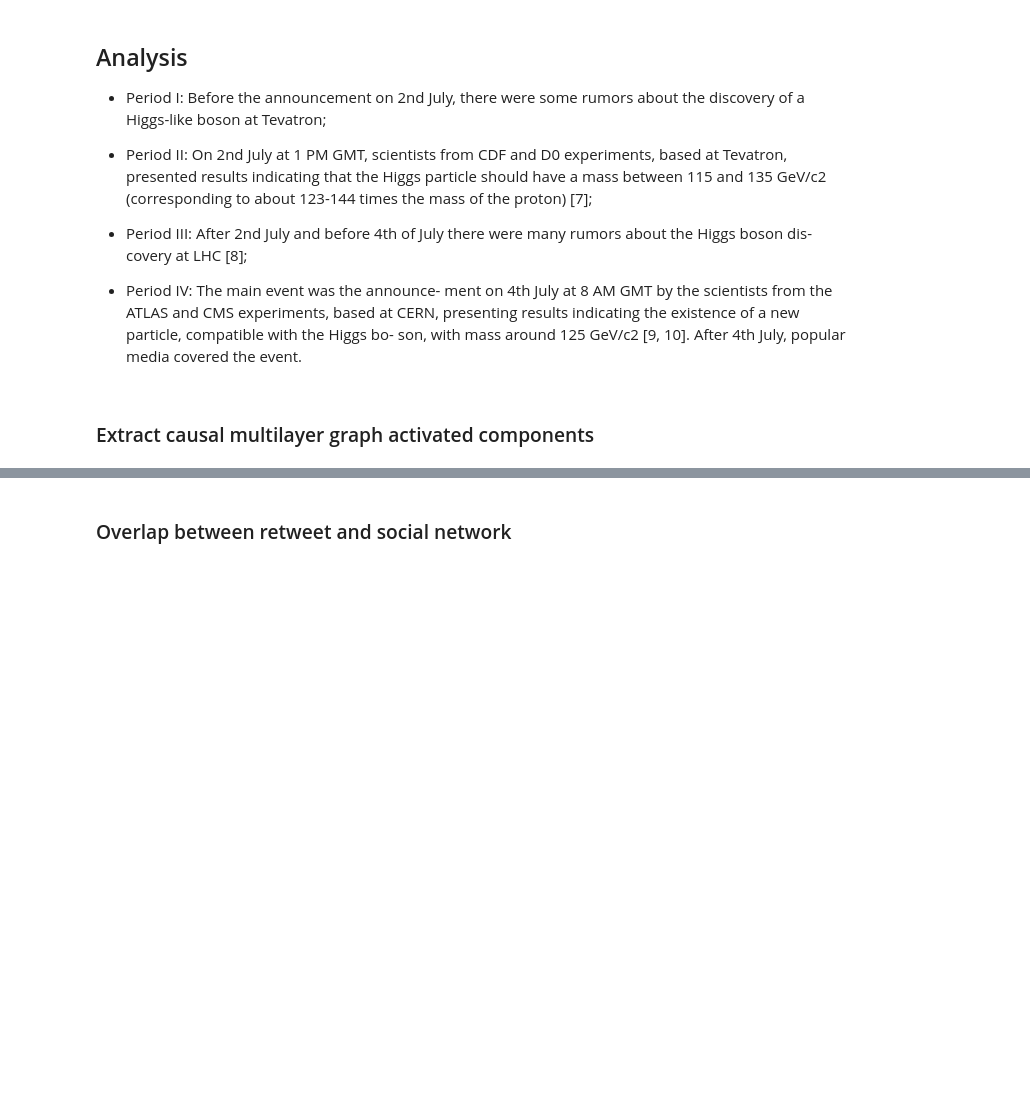
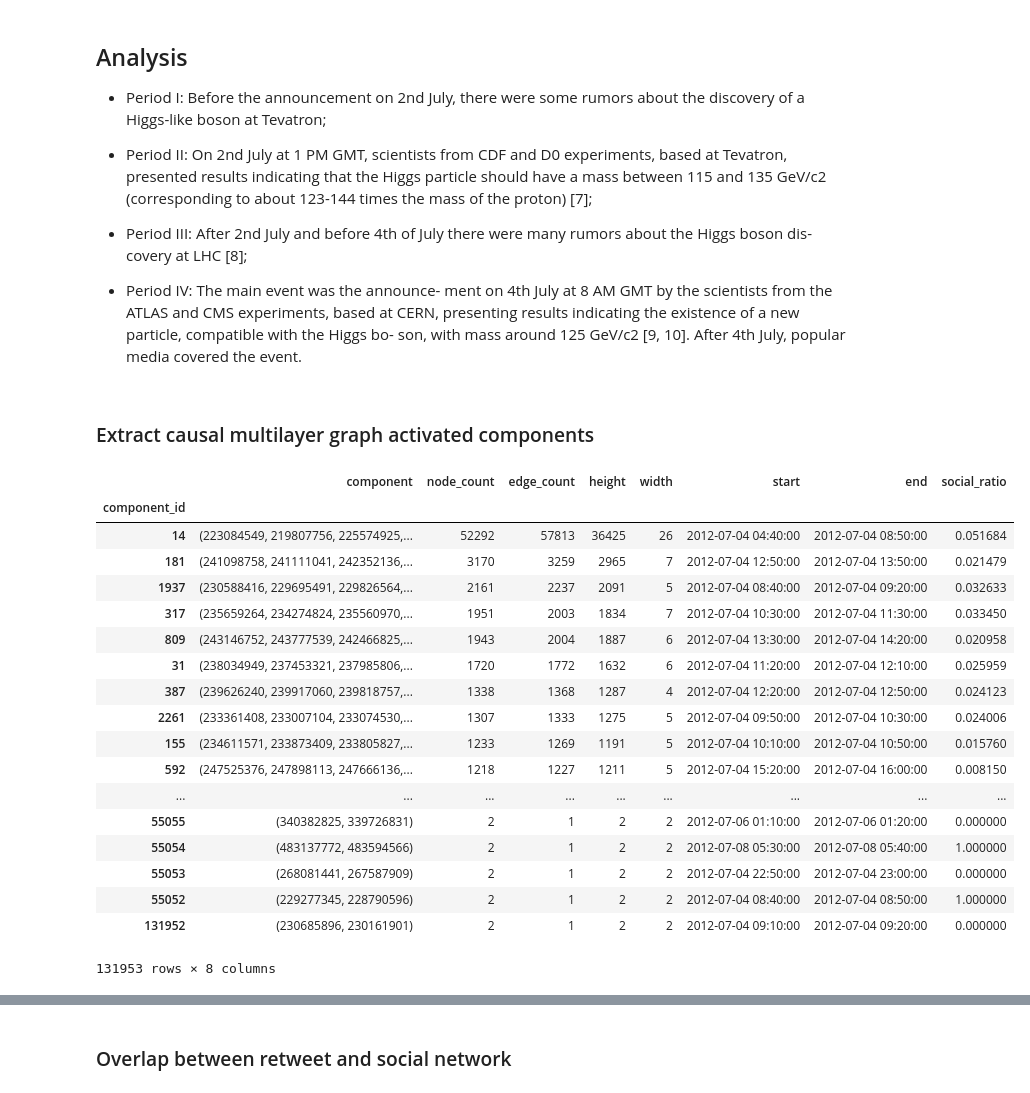
Before and after one commit to GNNX/higgs, a Jupyter notebook: Higgs preprocessing.ipynb, the cells around one changed output, grey strips where cells are left out. Drawn from its saved outputs; the diff is of its cells as text; code cells hidden in the pictures; blank space fills up the shorter version.

```diff
--- a/Higgs preprocessing.ipynb
+++ b/Higgs preprocessing.ipynb
@@ -297 +319,23 @@ COMPS = create_activated_components(ACTIVITY, 10, 'min', '', SOCIAL)
+# %%
+COMPS
+# %% [output]
+|  | component | node_count | edge_count | height | width | start | end | social_ratio |
+| component_id |  |  |  |  |  |  |  |  |
+| 14 | (223084549, 219807756, 225574925,... | 52292 | 57813 | 36425 | 26 | 2012-07-04 04:40:00 | 2012-07-04 08:50:00 | 0.051684 |
+| 181 | (241098758, 241111041, 242352136,... | 3170 | 3259 | 2965 | 7 | 2012-07-04 12:50:00 | 2012-07-04 13:50:00 | 0.021479 |
+| 1937 | (230588416, 229695491, 229826564,... | 2161 | 2237 | 2091 | 5 | 2012-07-04 08:40:00 | 2012-07-04 09:20:00 | 0.032633 |
+| 317 | (235659264, 234274824, 235560970,... | 1951 | 2003 | 1834 | 7 | 2012-07-04 10:30:00 | 2012-07-04 11:30:00 | 0.033450 |
+| 809 | (243146752, 243777539, 242466825,... | 1943 | 2004 | 1887 | 6 | 2012-07-04 13:30:00 | 2012-07-04 14:20:00 | 0.020958 |
+| 31 | (238034949, 237453321, 237985806,... | 1720 | 1772 | 1632 | 6 | 2012-07-04 11:20:00 | 2012-07-04 12:10:00 | 0.025959 |
+| 387 | (239626240, 239917060, 239818757,... | 1338 | 1368 | 1287 | 4 | 2012-07-04 12:20:00 | 2012-07-04 12:50:00 | 0.024123 |
+| 2261 | (233361408, 233007104, 233074530,... | 1307 | 1333 | 1275 | 5 | 2012-07-04 09:50:00 | 2012-07-04 10:30:00 | 0.024006 |
+| 155 | (234611571, 233873409, 233805827,... | 1233 | 1269 | 1191 | 5 | 2012-07-04 10:10:00 | 2012-07-04 10:50:00 | 0.015760 |
+| 592 | (247525376, 247898113, 247666136,... | 1218 | 1227 | 1211 | 5 | 2012-07-04 15:20:00 | 2012-07-04 16:00:00 | 0.008150 |
+| ... | ... | ... | ... | ... | ... | ... | ... | ... |
+| 55055 | (340382825, 339726831) | 2 | 1 | 2 | 2 | 2012-07-06 01:10:00 | 2012-07-06 01:20:00 | 0.000000 |
+| 55054 | (483137772, 483594566) | 2 | 1 | 2 | 2 | 2012-07-08 05:30:00 | 2012-07-08 05:40:00 | 1.000000 |
+| 55053 | (268081441, 267587909) | 2 | 1 | 2 | 2 | 2012-07-04 22:50:00 | 2012-07-04 23:00:00 | 0.000000 |
+| 55052 | (229277345, 228790596) | 2 | 1 | 2 | 2 | 2012-07-04 08:40:00 | 2012-07-04 08:50:00 | 1.000000 |
+| 131952 | (230685896, 230161901) | 2 | 1 | 2 | 2 | 2012-07-04 09:10:00 | 2012-07-04 09:20:00 | 0.000000 |
+131953 rows × 8 columns
 # %%
```
Also changed, not shown: parts of 4 cells of this notebook.
